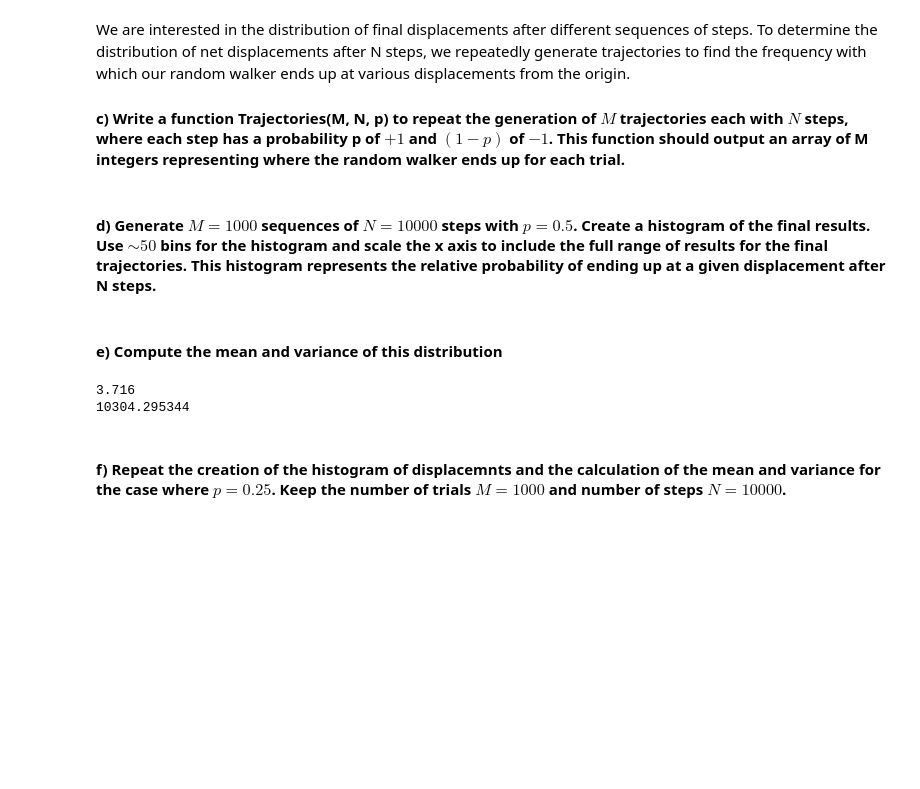
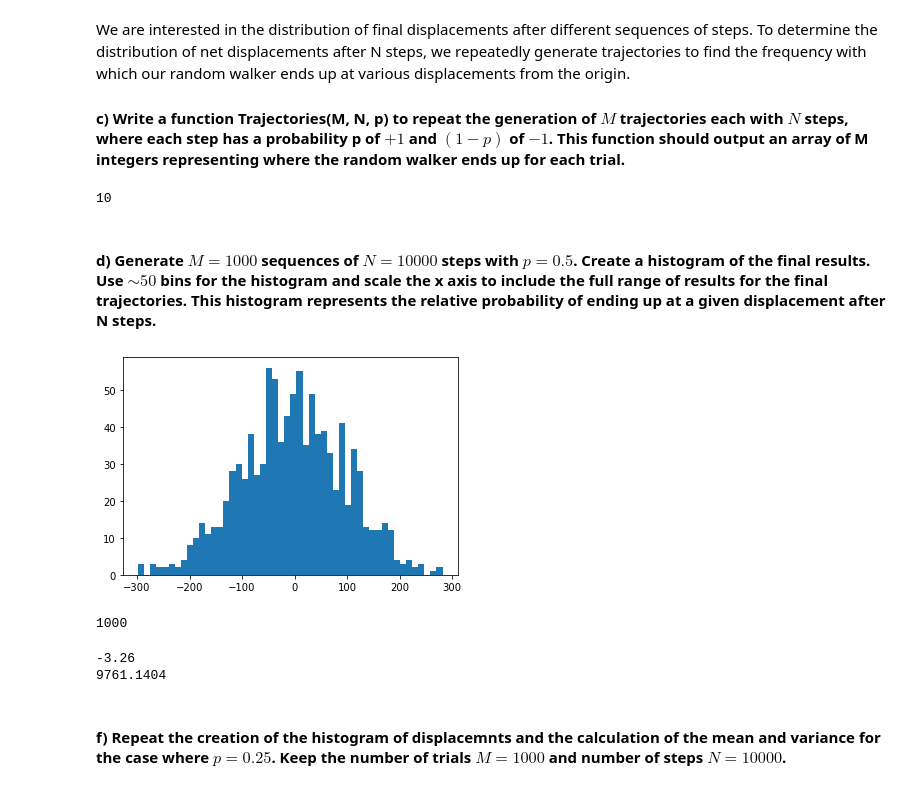
Before and after one commit to jackbb147/bwp, a Jupyter notebook: bwp.ipynb, the cells around one changed output. Drawn from its saved outputs; the diff is of its cells as text; code cells hidden in the pictures; blank space fills up the shorter version.

```diff
--- a/bwp.ipynb
+++ b/bwp.ipynb
@@ -34,2 +51,38 @@ We are interested in the distribution of final displacements after different seq
+# %%
+#c) Solution
+
+
+
+def Trajectories(M, N, p):
+    # generate a total of M trajectories, with each having N steps, each step having probability [1-p,p]
+    # output: array of M integers with each representing the final location after N steps
+    ans = []
+    for i in range(M):
+        ans.append(
+            sum(random([-1,1], N, p=[1-p,p]))
+        )
+    return ans
+
+
+
+
+print(len(Trajectories(10, 10000, 0.25)))
+
+
+
+
+
+# def gen(N, p):
+#         # generate an individual trajectory with the specified choices and probabilities for each choice
+#         L = []
+#         for i in range(N):
+#             L.append(random(choices, p = [1-p, p]))
+#         return L
+
+#     for i in range(M):
+#         arr.append(sum(gen(N,p)))
+#     return arr
+# %% [output]
+10
 # %% [markdown]
 #### d) Generate $M=1000$ sequences of  $N=10000$ steps with $p=0.5$. Create a histogram of the final results. Use $\sim 50$ bins for the histogram and scale the x axis to include the full range of results for the final trajectories. This histogram represents the relative probability of ending up at a given displacement after N steps.
@@ -38,2 +89,13 @@ We are interested in the distribution of final displacements after different seq
-# %% [markdown]
-#### e) Compute the mean and variance of this distribution
+# %%
+#d) Solution
+bin_count,M,N,p = 50,1000,10000,0.5
+trajectory_final_positions = np.array(Trajectories(M,N,p))
+
+plt.hist(trajectory_final_positions, bins = bin_count)
+plt.show()
+
+
+print(len(trajectory_final_positions))
+# %% [output]
+[figure, added]
+1000
@@ -41,10 +105,10 @@ We are interested in the distribution of final displacements after different seq
 #e) Solution
 # %%
 #e) Solution
-print(np.mean(samps))
-print(np.var(samps))
+print(np.mean(trajectory_final_positions))
+print(np.var(trajectory_final_positions))
 # %% [output]
-3.716
-10304.295344
+-3.26
+9761.1404
 # %% [markdown]
 #### f) Repeat the creation of the histogram of displacemnts and the calculation of the mean and variance for the case where $p=0.25$. Keep the number of trials $M=1000$ and number of steps $N=10000$.
```
Also changed, not shown: parts of 11 cells of this notebook.
